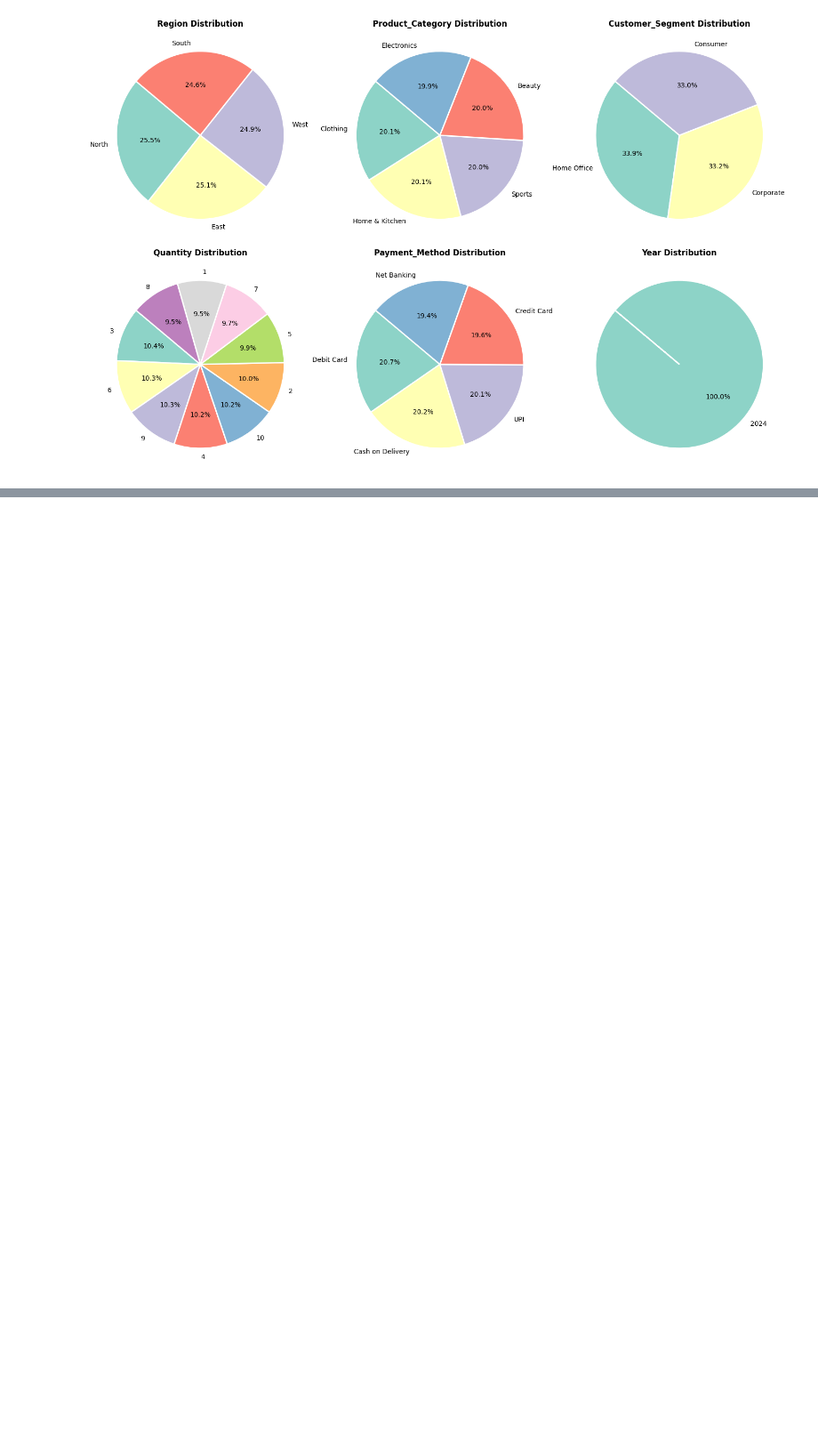
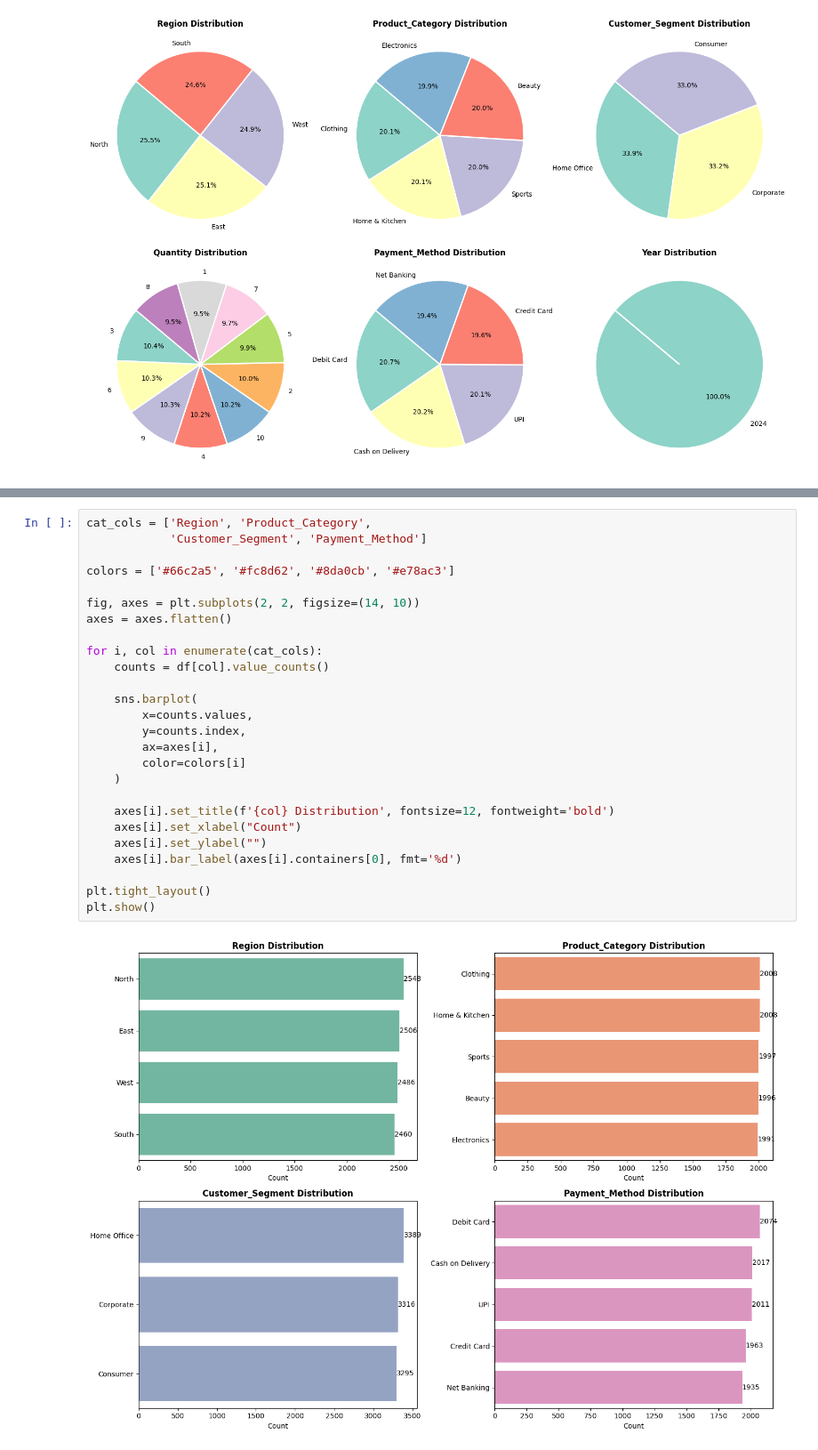
Before and after one commit to Rakesh73971/Retail_Business_Data_Analysis, a Jupyter notebook: main.ipynb, the cells around one changed output, grey strips where cells are left out. Shown at 89% size. Drawn from its saved outputs; the diff is of its cells as text; blank space fills up the shorter version.

```diff
--- a/main.ipynb
+++ b/main.ipynb
@@ -287,0 +297,28 @@ plt.show()
+# %%
+cat_cols = ['Region', 'Product_Category',
+            'Customer_Segment', 'Payment_Method']
+
+colors = ['#66c2a5', '#fc8d62', '#8da0cb', '#e78ac3']
+
+fig, axes = plt.subplots(2, 2, figsize=(14, 10))
+axes = axes.flatten()
+
+for i, col in enumerate(cat_cols):
+    counts = df[col].value_counts()
+
+    sns.barplot(
+        x=counts.values,
+        y=counts.index,
+        ax=axes[i],
+        color=colors[i]
+    )
+
+    axes[i].set_title(f'{col} Distribution', fontsize=12, fontweight='bold')
+    axes[i].set_xlabel("Count")
+    axes[i].set_ylabel("")
+    axes[i].bar_label(axes[i].containers[0], fmt='%d')
+
+plt.tight_layout()
+plt.show()
+# %% [output]
+[figure, added]
```
Also changed, not shown: parts of 14 cells of this notebook.
